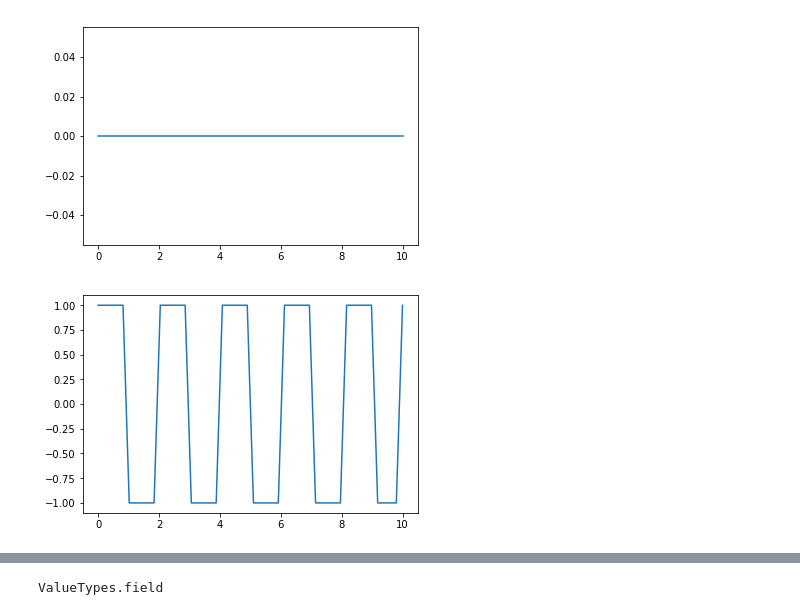
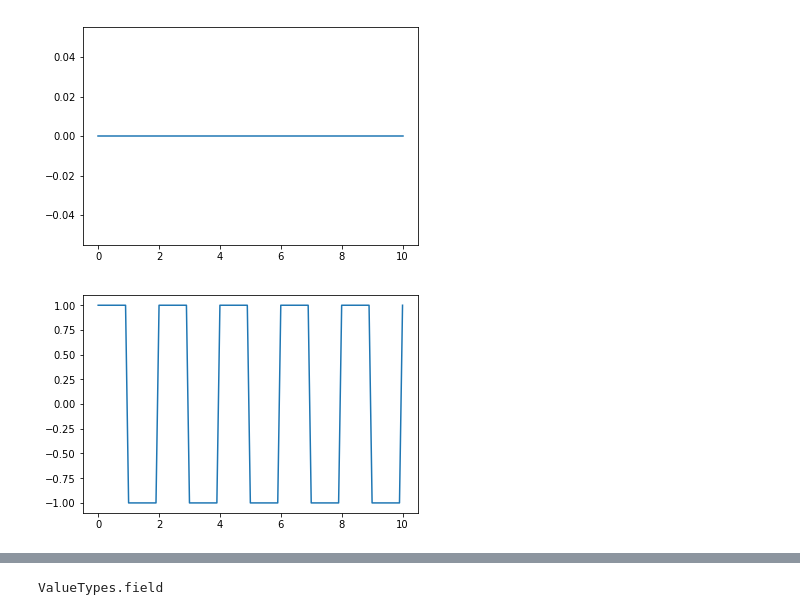
Before and after one commit to bhokansonfasig/pyrex, a Jupyter notebook: Code Examples.ipynb, the cells around one changed output, grey strips where cells are left out. Cells and saved outputs as stored; diff of their text form; code cells hidden in the pictures.

```diff
--- a/Code Examples.ipynb
+++ b/Code Examples.ipynb
@@ -107,14 +119,14 @@ plt.show()
 # %% [output]
 [figure]
 # %%
-time_array = np.linspace(0,10)
+time_array = np.linspace(0, 10, num=101)
 def square_wave(time):
     if int(time)%2==0:
         return 1
     else:
         return -1
 square_signal = pyrex.FunctionSignal(times=time_array, function=square_wave)
 plt.plot(square_signal.times, square_signal.values)
 plt.show()
 # %% [output]
-[figure, old version]
+[figure, new version]
```
Also changed, not shown: parts of 7 cells of this notebook, 5 other files.
